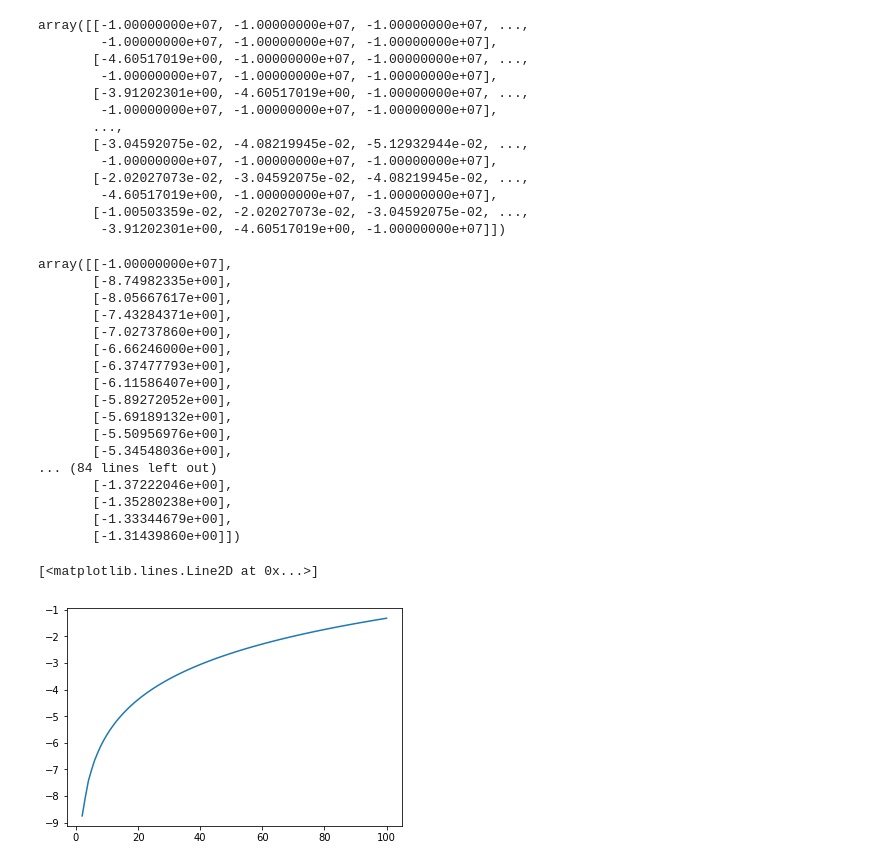
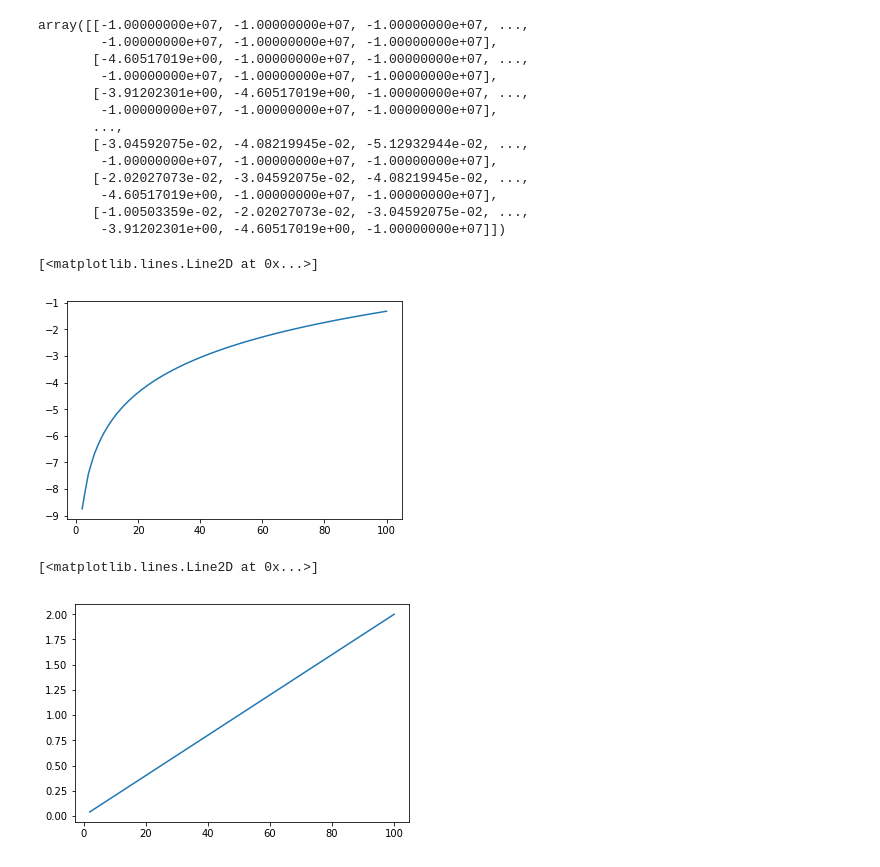
Before and after one commit to JoshLaven/persp-model-econ_w20, a Jupyter notebook: ProblemSets/PS3/PSet3_Laven.ipynb, the cells around one changed output. Drawn from its saved outputs; the diff is of its cells as text; code cells hidden in the pictures.

```diff
--- a/ProblemSets/PS3/PSet3_Laven.ipynb
+++ b/ProblemSets/PS3/PSet3_Laven.ipynb
@@ -237,27 +236,13 @@ array([[-1.00000000e+07, -1.00000000e+07, -1.00000000e+07, ...,
         -3.91202301e+00, -4.60517019e+00, -1.00000000e+07]])
 # %%
 Vtm1 = (utility + beta*u(Wpmatrix)).max(axis=1).reshape(Wsize,1)
-Vtm1
+plt.plot(np.arange(2,Wsize+1), Vtm1[1:])
 # %% [output]
-array([[-1.00000000e+07],
-       [-8.74982335e+00],
-       [-8.05667617e+00],
-       [-7.43284371e+00],
-       [-7.02737860e+00],
-       [-6.66246000e+00],
-       [-6.37477793e+00],
-       [-6.11586407e+00],
-       [-5.89272052e+00],
-       [-5.69189132e+00],
-       [-5.50956976e+00],
-       [-5.34548036e+00],
-... (84 lines left out)
-       [-1.37222046e+00],
-       [-1.35280238e+00],
-       [-1.33344679e+00],
-       [-1.31439860e+00]])
+[<matplotlib.lines.Line2D at 0x...>]
+[figure, added]
 # %%
-plt.plot(np.arange(2,Wsize+1), Vtm1[1:])
+pol_func = (beta/beta+1)*Wmatrix.max(axis=1).reshape(Wsize,1)
+plt.plot(np.arange(2,Wsize+1), pol_func[1:])
 # %% [output]
 [<matplotlib.lines.Line2D at 0x...>]
-[figure, old version]
+[figure, new version]
```
Also changed, not shown: parts of 6 cells of this notebook.
